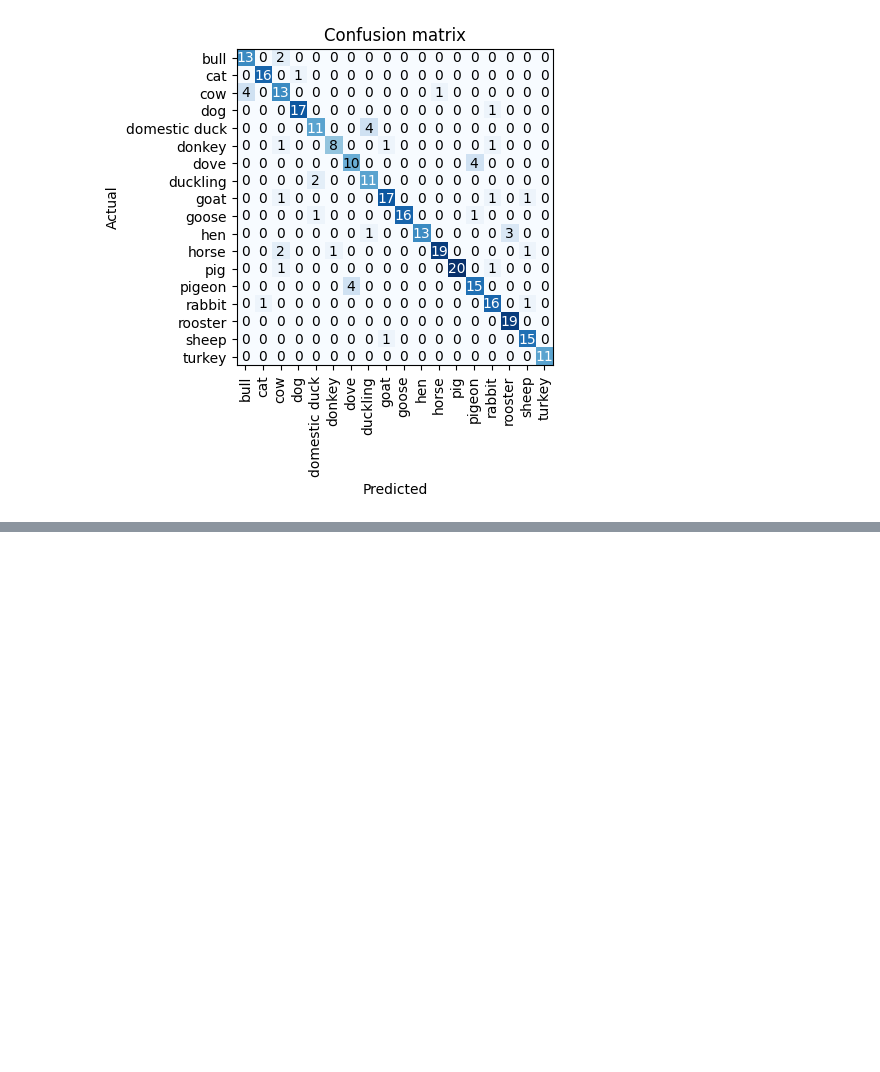
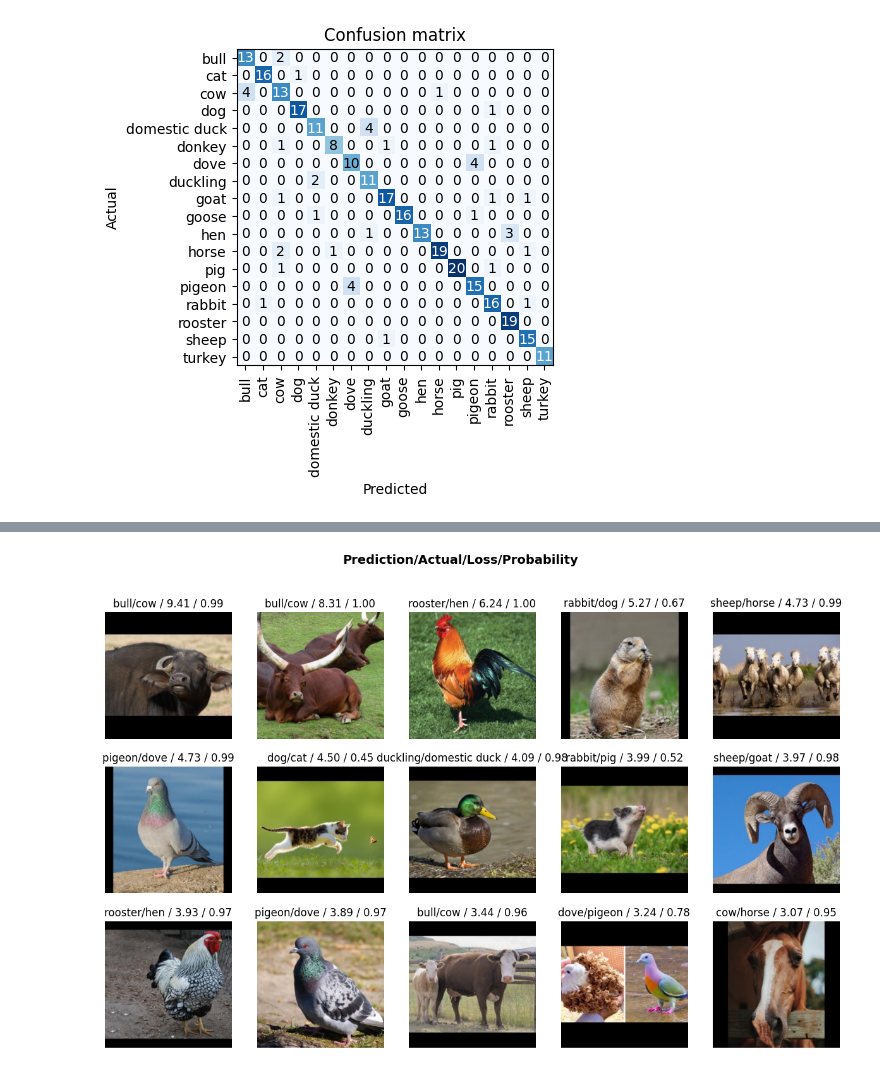
Before and after one commit to izops/ai_animals, a Jupyter notebook: notebook/train_nn.ipynb, the cells around one changed output, grey strips where cells are left out. Drawn from its saved outputs; the diff is of its cells as text; code cells hidden in the pictures; blank space fills up the shorter version.

Commit message:
show the worst predictions

```diff
--- a/notebook/train_nn.ipynb
+++ b/notebook/train_nn.ipynb
@@ -54,3 +54,7 @@ conf_matrix.plot_confusion_matrix()
 [interactive output not drawn]
 [interactive output not drawn]
 [figure]
+# %%
+# Display the mistaken predictions
+conf_matrix.plot_top_losses(15, nrows=3)
+# %% [output]
@@ -56,0 +62 @@ conf_matrix.plot_confusion_matrix()
+[figure, added]
```
Also changed, not shown: parts of 1 cell of this notebook.
